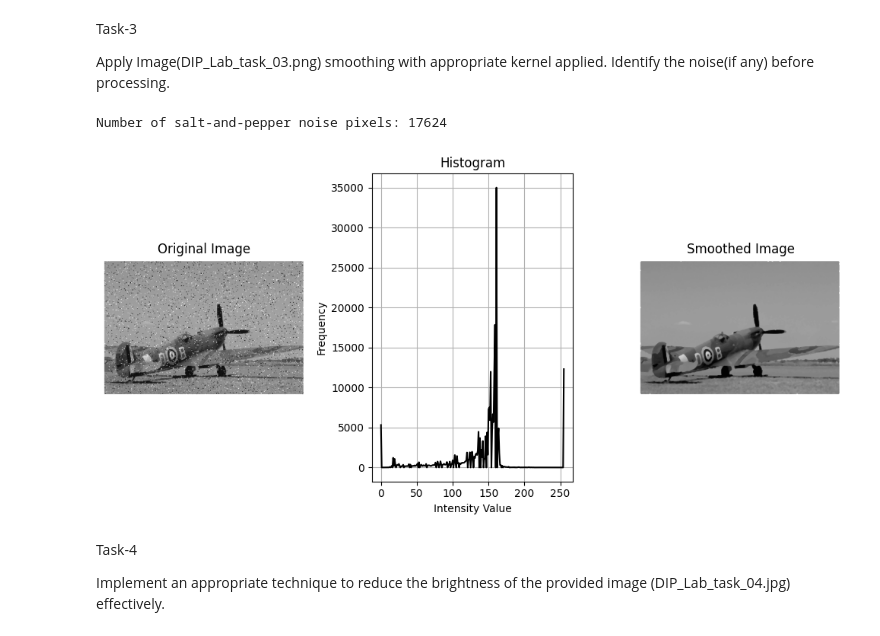
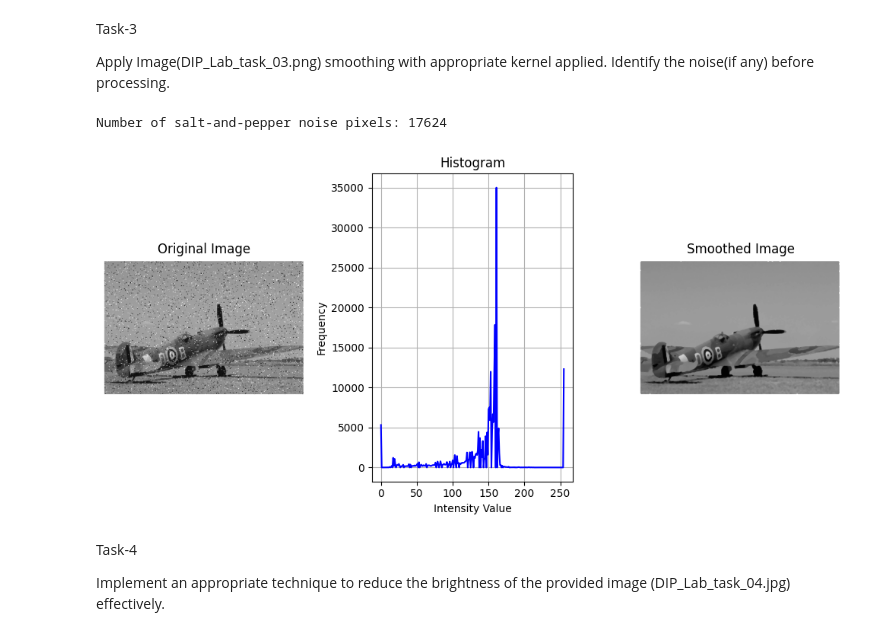
Before and after one commit to TaniaHafsa/DIP_lab_final_task, a Jupyter notebook: DIP_lab_task.ipynb, the cells around one changed output. Cells and saved outputs as stored; diff of their text form; code cells hidden in the pictures.

```diff
--- a/DIP_lab_task.ipynb
+++ b/DIP_lab_task.ipynb
@@ -110,39 +110,39 @@ lab_task3_img = '/content/drive/MyDrive/DIP_Lab_task_03.png'
 image = cv2.imread(lab_task3_img, cv2.IMREAD_GRAYSCALE)
 
 # original image
 plt.figure(figsize=(10, 5))
 plt.subplot(1, 3, 1)
 plt.title("Original Image")
 plt.imshow(image, cmap='gray')
 plt.axis('off')
 
+# Checking the noise (salt-and-pepper)
+salt_pepper_noise = np.sum((image == 255) | (image == 0))
+print(f"Number of salt-and-pepper noise pixels: {salt_pepper_noise}")
+
 # Analyze the noise (plot histogram)
 hist = cv2.calcHist([image], [0], None, [256], [0, 256])
 plt.subplot(1, 3, 2)
 plt.title("Histogram")
-plt.plot(hist, color='black')
+plt.plot(hist, color='blue')
 plt.xlabel("Intensity Value")
 plt.ylabel("Frequency")
 plt.grid()
-
-# Checking the noise (salt-and-pepper)
-salt_pepper_noise = np.sum((image == 255) | (image == 0))
-print(f"Number of salt-and-pepper noise pixels: {salt_pepper_noise}")
 
 # Median Filter for smoothing
 smoothed_image = cv2.medianBlur(image, 5)
 
 # smoothed image
 plt.subplot( 1,3, 3)
 plt.title("Smoothed Image")
 plt.imshow(smoothed_image, cmap='gray')
 plt.axis('off')
 
 plt.tight_layout()
 plt.show()
 # %% [output]
 Number of salt-and-pepper noise pixels: 17624
-[figure, old version]
+[figure, new version]
 # %% [markdown]
 Task-4
 
```
Also changed, not shown: parts of 1 cell of this notebook.
